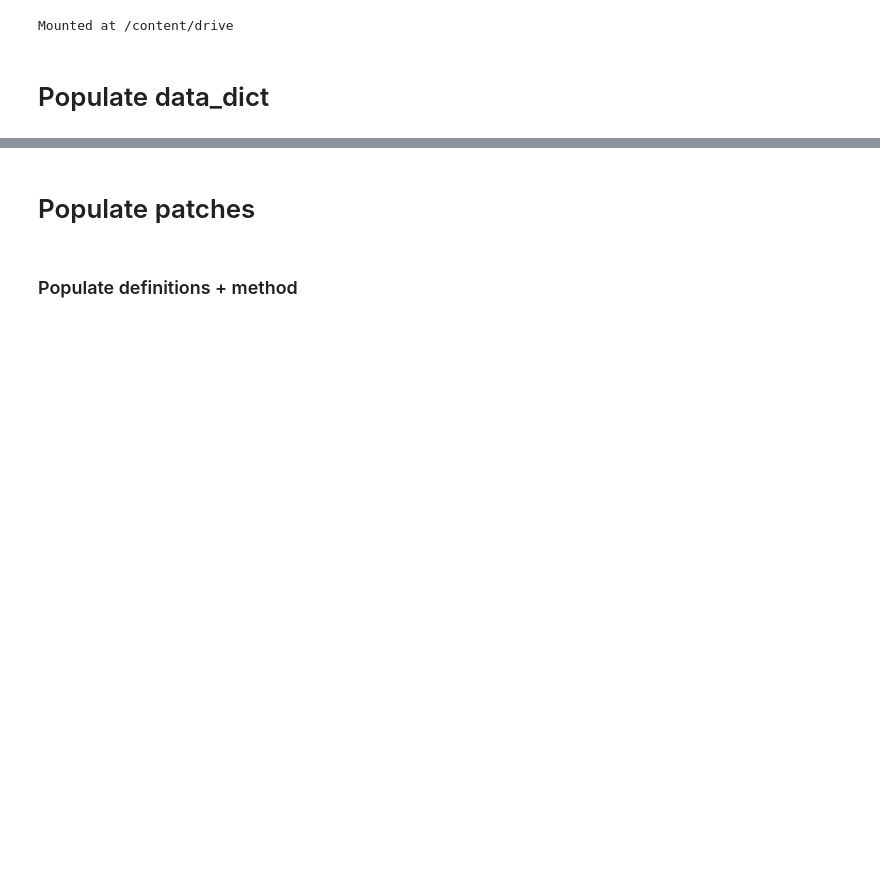
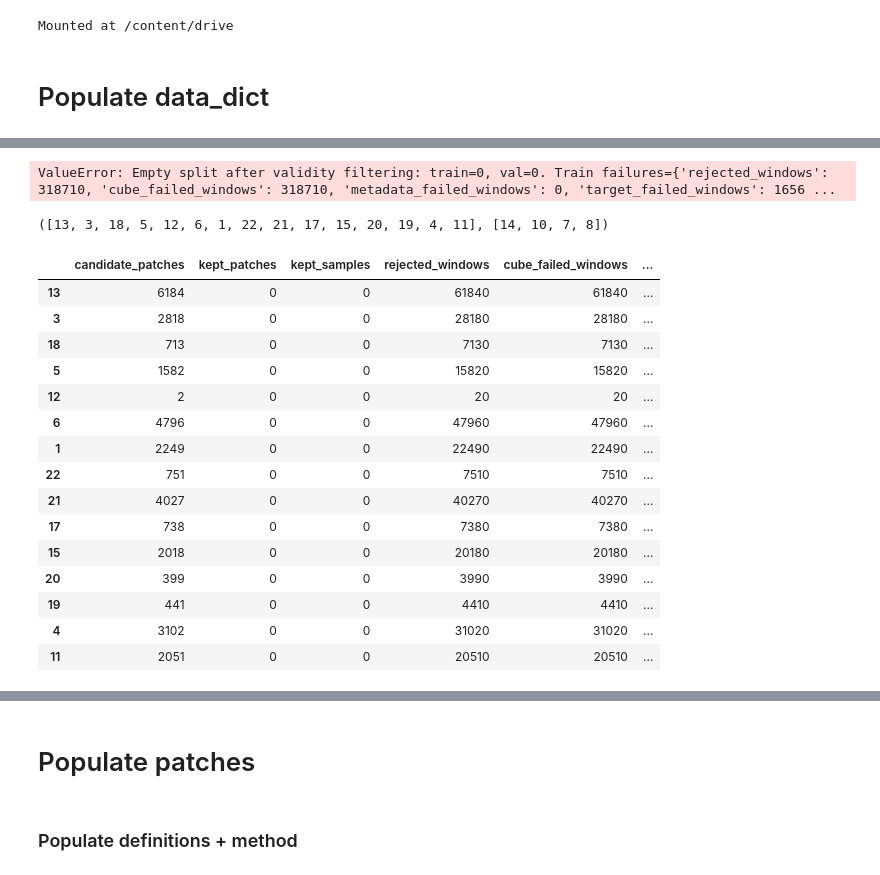
Before and after one commit to thomaslu678/Praxis-Lab-25-26, a Jupyter notebook: clean/16_VIT_No_Test.ipynb, the cells around one changed output, grey strips where cells are left out. Drawn from its saved outputs; the diff is of its cells as text; code cells hidden in the pictures; blank space fills up the shorter version.

Commit message:
add some reporting of rejected cells

```diff
--- a/clean/16_VIT_No_Test.ipynb
+++ b/clean/16_VIT_No_Test.ipynb
@@ -151,3 +151,15 @@ def add_time_features(df):
 for i in range(num_cases):
     case_dict = data_dict[i]
     case_dict['metadata_df'] = add_time_features(case_dict['metadata_df'])
+# %%
+# Temp populate similiarity scores
+for i in range(num_cases):
+    case_dict = data_dict[i]
+    case_dict['similarity_score'] = 1
+# %%
+# Copy data dict that has non-zero rows for data and index_patches
+data_dict_filtered = {
+    i: case_dict
+    for i, case_dict in data_dict.items()
+    if (len(case_dict.get('unique_points', [])) > 0 and len(case_dict['index_patches'] > 0))
+}
@@ -153,0 +644,58 @@ for i in range(num_cases):
+# %%
+# Usage:
+cfg = WorkflowConfig(window=50, samples_per_patch=10, batch_size=8)
+# %%
+model, history, info = run_training(data_dict_filtered, cfg)
+# %% [output]
+ValueError: Empty split after validity filtering: train=0, val=0. Train failures={'rejected_windows': 318710, 'cube_failed_windows': 318710, 'metadata_failed_windows': 0, 'target_failed_windows': 1656 ...
+# %%
+cases = prepare_all_cases(data_dict_filtered)
+
+train_ids, val_ids = split_case_ids(list(cases), cfg.train_fraction, cfg.seed)
+# %%
+train_ids, val_ids
+# %% [output]
+([13, 3, 18, 5, 12, 6, 1, 22, 21, 17, 15, 20, 19, 4, 11], [14, 10, 7, 8])
+# %%
+train_refs, train_report = build_sample_index(
+    cases,
+    train_ids,
+    window=50,
+    samples_per_patch=10,
+    discard_entire_patch_if_incomplete=False,
+)
+
+pd.DataFrame(train_report).T[
+    [
+        "candidate_patches",
+        "kept_patches",
+        "kept_samples",
+        "rejected_windows",
+        "cube_failed_windows",
+        "metadata_failed_windows",
+        "target_failed_windows",
+        "finite_band_fraction",
+        "complete_mission_pixel_fraction",
+        "finite_metadata_fraction",
+        "invalid_metadata_rows",
+        "invalid_metadata_columns",
+        "finite_lst_fraction",
+    ]
+]
+# %% [output]
+|  | candidate_patches | kept_patches | kept_samples | rejected_windows | cube_failed_windows | ... |
+| 13 | 6184 | 0 | 0 | 61840 | 61840 | ... |
+| 3 | 2818 | 0 | 0 | 28180 | 28180 | ... |
+| 18 | 713 | 0 | 0 | 7130 | 7130 | ... |
+| 5 | 1582 | 0 | 0 | 15820 | 15820 | ... |
+| 12 | 2 | 0 | 0 | 20 | 20 | ... |
+| 6 | 4796 | 0 | 0 | 47960 | 47960 | ... |
+| 1 | 2249 | 0 | 0 | 22490 | 22490 | ... |
+| 22 | 751 | 0 | 0 | 7510 | 7510 | ... |
+| 21 | 4027 | 0 | 0 | 40270 | 40270 | ... |
+| 17 | 738 | 0 | 0 | 7380 | 7380 | ... |
+| 15 | 2018 | 0 | 0 | 20180 | 20180 | ... |
+| 20 | 399 | 0 | 0 | 3990 | 3990 | ... |
+| 19 | 441 | 0 | 0 | 4410 | 4410 | ... |
+| 4 | 3102 | 0 | 0 | 31020 | 31020 | ... |
+| 11 | 2051 | 0 | 0 | 20510 | 20510 | ... |
```
Also changed, not shown: parts of 10 cells of this notebook.
